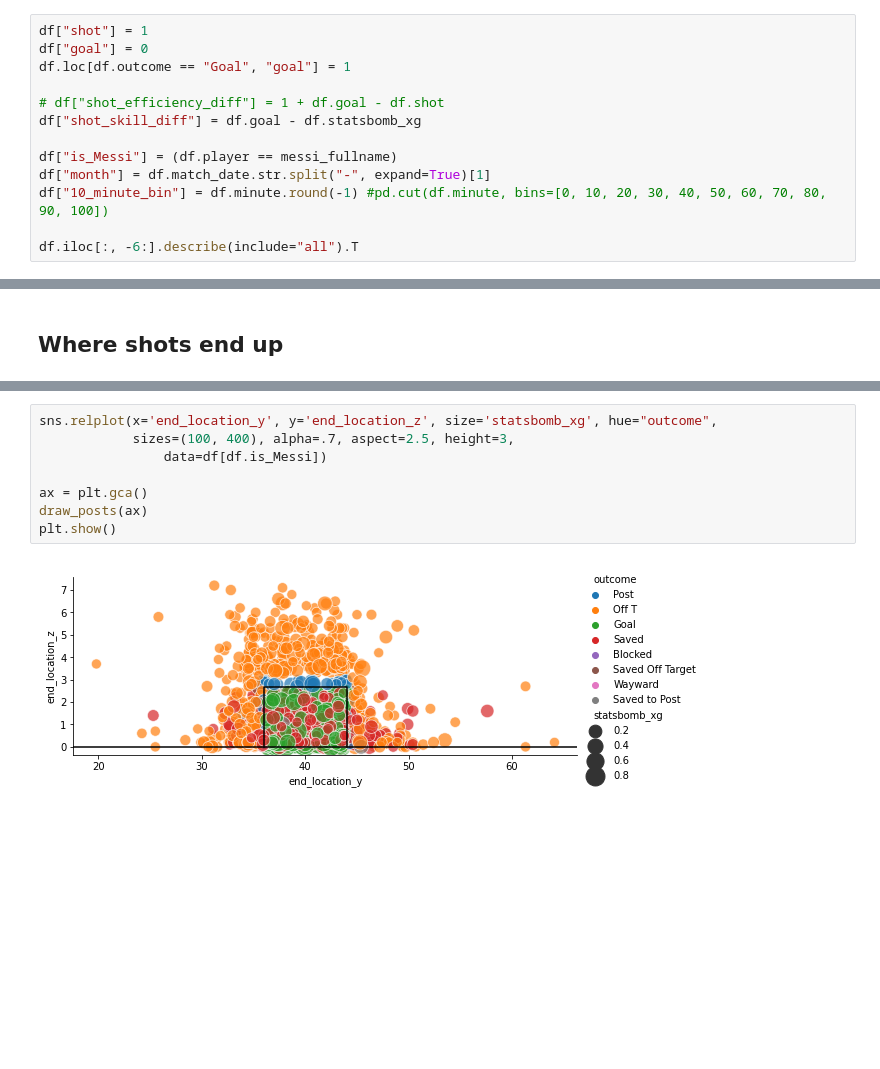
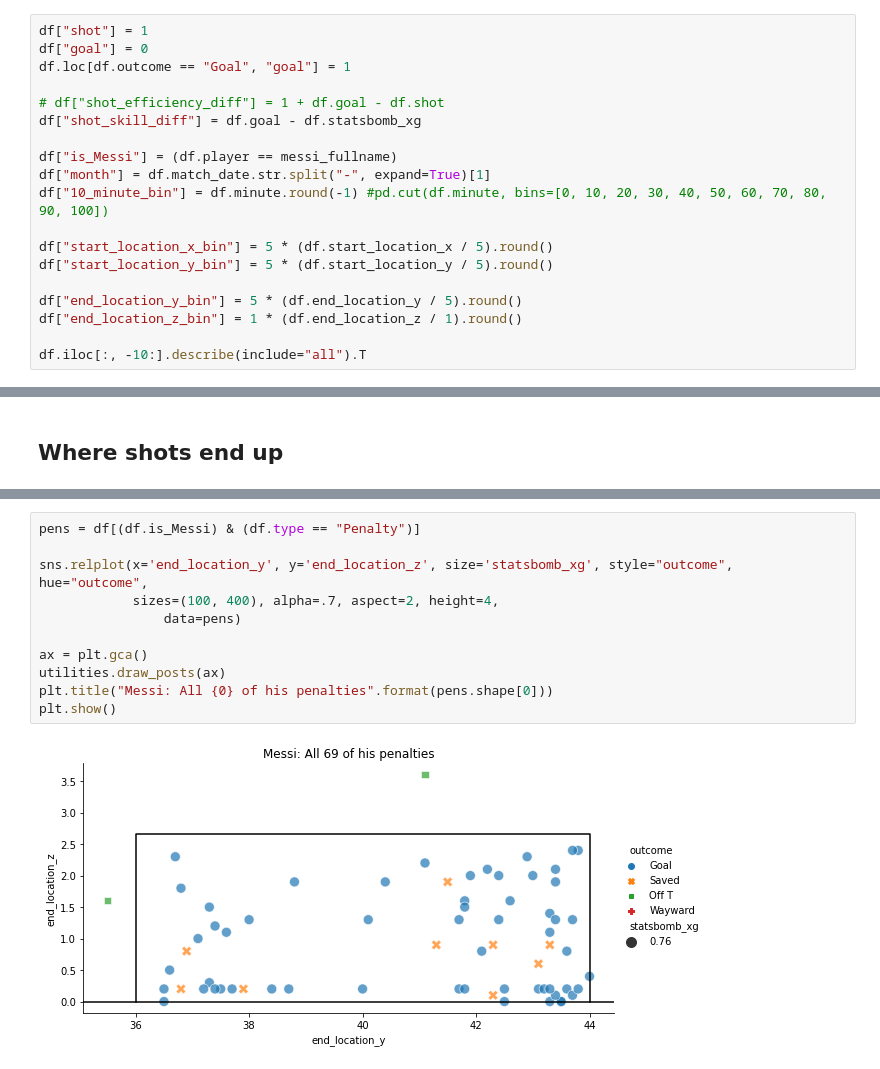
Before and after one commit to deacona/the-ball-is-round, a Jupyter notebook: notebooks/messi_01_finding_leo.ipynb, the cells around one changed output, grey strips where cells are left out. Saved outputs shown, nothing was run; the diff lists cells and outputs as text; blank space fills up the shorter version.

Commit message:
Update messi_01_finding_leo.ipynb
viz viz viz

```diff
--- a/notebooks/messi_01_finding_leo.ipynb
+++ b/notebooks/messi_01_finding_leo.ipynb
@@ -59,7 +59,13 @@ df["is_Messi"] = (df.player == messi_fullname)
 df["month"] = df.match_date.str.split("-", expand=True)[1]
 df["10_minute_bin"] = df.minute.round(-1) #pd.cut(df.minute, bins=[0, 10, 20, 30, 40, 50, 60, 70, 80, 90, 100])
 
-df.iloc[:, -6:].describe(include="all").T
+df["start_location_x_bin"] = 5 * (df.start_location_x / 5).round()
+df["start_location_y_bin"] = 5 * (df.start_location_y / 5).round()
+
+df["end_location_y_bin"] = 5 * (df.end_location_y / 5).round()
+df["end_location_z_bin"] = 1 * (df.end_location_z / 1).round()
+
+df.iloc[:, -10:].describe(include="all").T
 # %% [output]
 |  | count | unique | top | freq | mean | std | min | 25% | 50% | 75% | max |
 | shot | 12003 | NaN | NaN | NaN | 1 | 0 | 1 | 1 | 1 | 1 | 1 |
@@ -259,10 +283,13 @@ with sns.axes_style("white"):
 # %%
-sns.relplot(x='end_location_y', y='end_location_z', size='statsbomb_xg', hue="outcome",
-            sizes=(100, 400), alpha=.7, aspect=2.5, height=3,
-                data=df[df.is_Messi])
+pens = df[(df.is_Messi) & (df.type == "Penalty")]
+
+sns.relplot(x='end_location_y', y='end_location_z', size='statsbomb_xg', style="outcome", hue="outcome",
+            sizes=(100, 400), alpha=.7, aspect=2, height=4,
+                data=pens)
 
 ax = plt.gca()
-draw_posts(ax)
+utilities.draw_posts(ax)
+plt.title("Messi: All {0} of his penalties".format(pens.shape[0]))
 plt.show()
 # %% [output]
-[figure, old version]
+[figure, new version]
```
Also changed, not shown: parts of 16 cells of this notebook.
